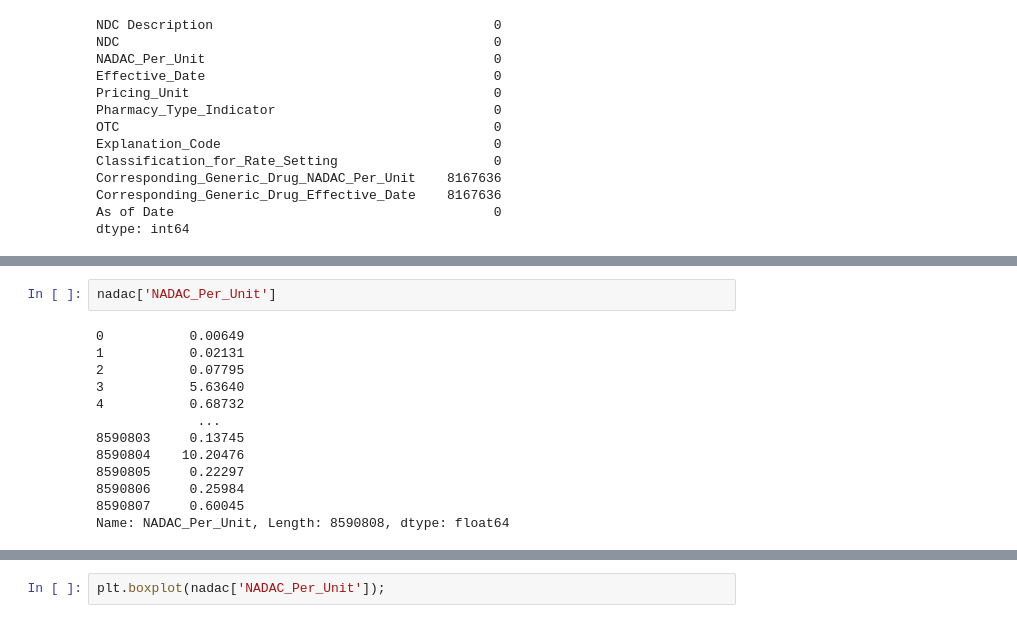
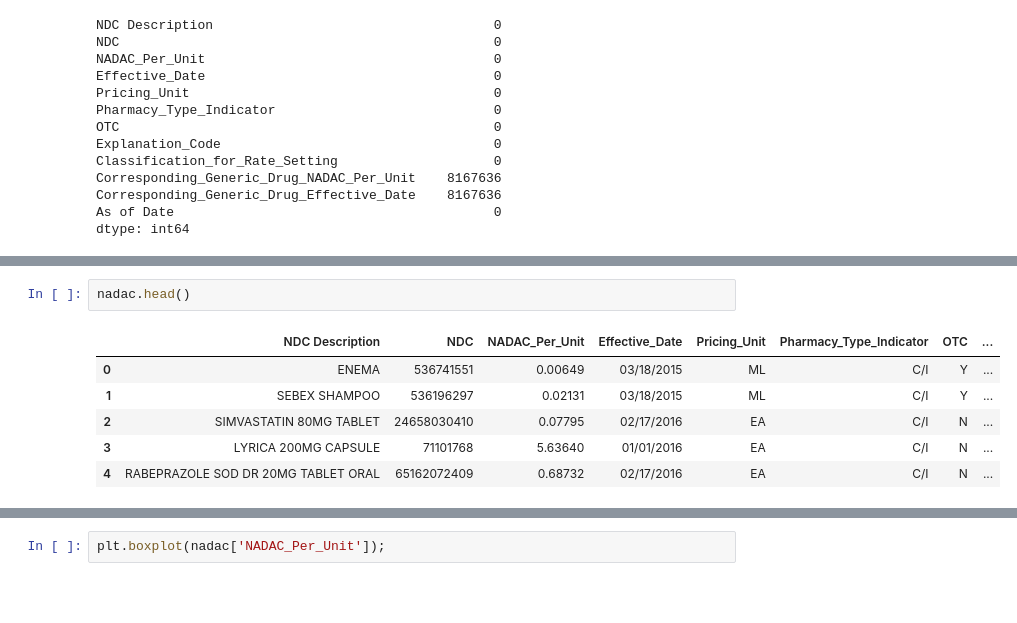
Before and after one commit to DanaHackel/capstone, a Jupyter notebook: eda_nadac.ipynb, the cells around one changed output, grey strips where cells are left out. Drawn from its saved outputs; the diff is of its cells as text; blank space fills up the shorter version.

```diff
--- a/eda_nadac.ipynb
+++ b/eda_nadac.ipynb
@@ -54,16 +81,10 @@ dtype: int64
 # %%
-nadac['NADAC_Per_Unit']
+nadac.head()
 # %% [output]
-0           0.00649
-1           0.02131
-2           0.07795
-3           5.63640
-4           0.68732
-             ...
-8590803     0.13745
-8590804    10.20476
-8590805     0.22297
-8590806     0.25984
-8590807     0.60045
-Name: NADAC_Per_Unit, Length: 8590808, dtype: float64
+|  | NDC Description | NDC | NADAC_Per_Unit | Effective_Date | Pricing_Unit | Pharmacy_Type_Indicator | OTC | ... |
+| 0 | ENEMA | 536741551 | 0.00649 | 03/18/2015 | ML | C/I | Y | ... |
+| 1 | SEBEX SHAMPOO | 536196297 | 0.02131 | 03/18/2015 | ML | C/I | Y | ... |
+| 2 | SIMVASTATIN 80MG TABLET | 24658030410 | 0.07795 | 02/17/2016 | EA | C/I | N | ... |
+| 3 | LYRICA 200MG CAPSULE | 71101768 | 5.63640 | 01/01/2016 | EA | C/I | N | ... |
+| 4 | RABEPRAZOLE SOD DR 20MG TABLET ORAL | 65162072409 | 0.68732 | 02/17/2016 | EA | C/I | N | ... |
 # %%
```
Also changed, not shown: parts of 16 cells of this notebook, 27 other files.
